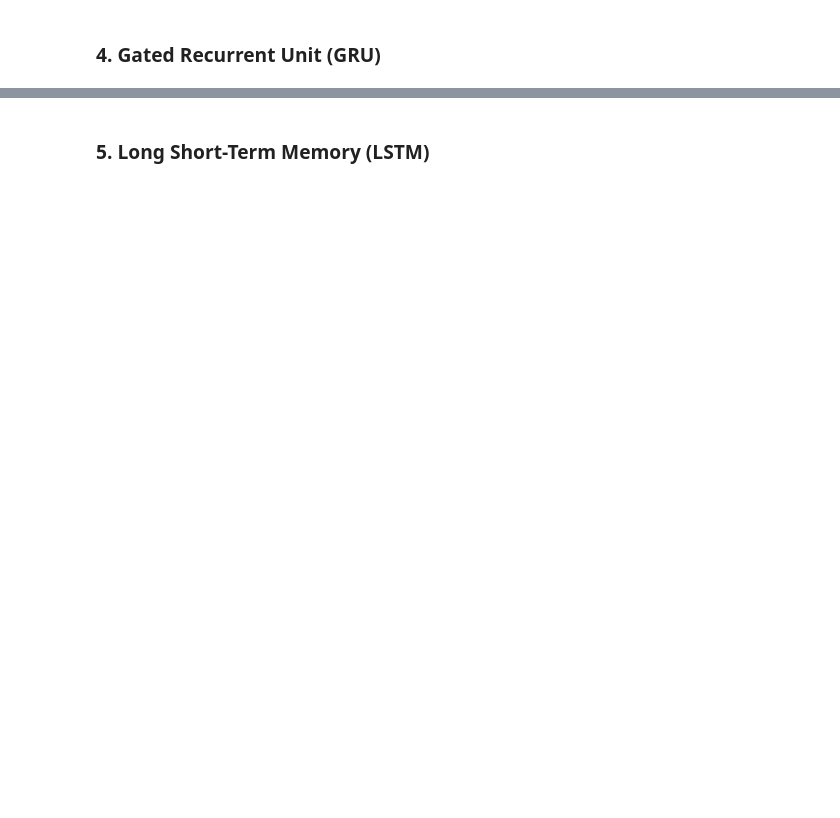
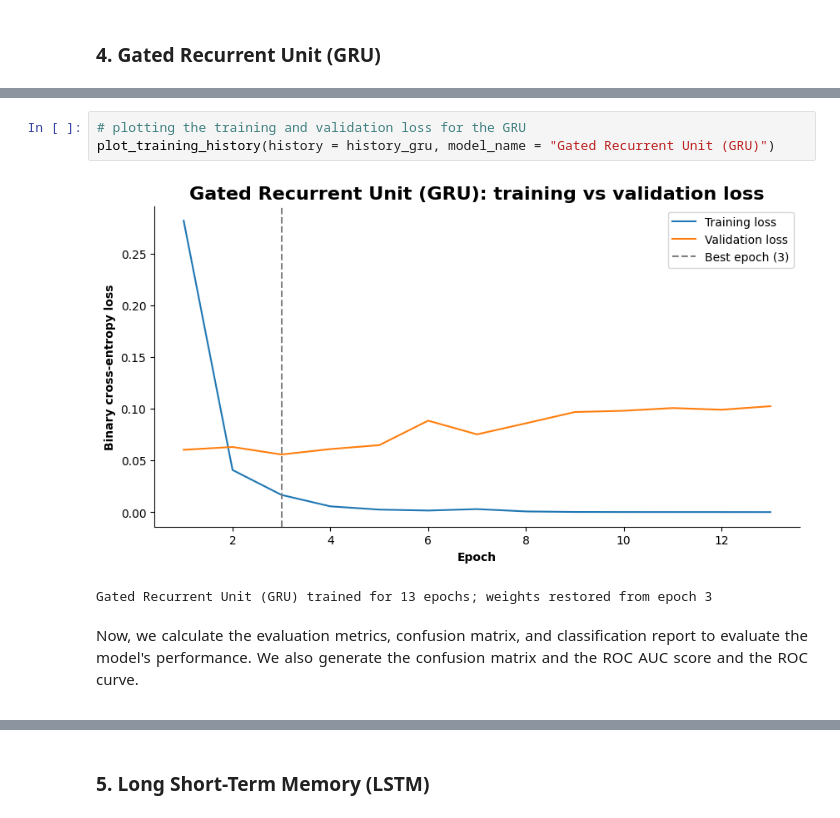
Before and after one commit to tasnimtalha09/naive-bayes-classifiers-vs-neural-network-models-for-spam-detection, a Jupyter notebook: notebooks/neural_network.ipynb, the cells around one changed output, grey strips where cells are left out. Saved outputs shown, nothing was run; the diff lists cells and outputs as text; blank space fills up the shorter version.

```diff
--- a/notebooks/neural_network.ipynb
+++ b/notebooks/neural_network.ipynb
@@ -737 +905,13 @@ Model: "sequential_2"
+# %%
+# plotting the training and validation loss for the GRU
+plot_training_history(history = history_gru, model_name = "Gated Recurrent Unit (GRU)")
+# %% [output]
+[figure, added]
+Gated Recurrent Unit (GRU) trained for 13 epochs; weights restored from epoch 3
+# %% [markdown]
+<div style = "text-align: justify;">
+
+Now, we calculate the evaluation metrics, confusion matrix, and classification report to evaluate the model's performance. We also generate the confusion matrix and the ROC AUC score and the ROC curve.
+
+</div>
 # %%
```
Also changed, not shown: parts of 141 cells of this notebook, 3 other files.
